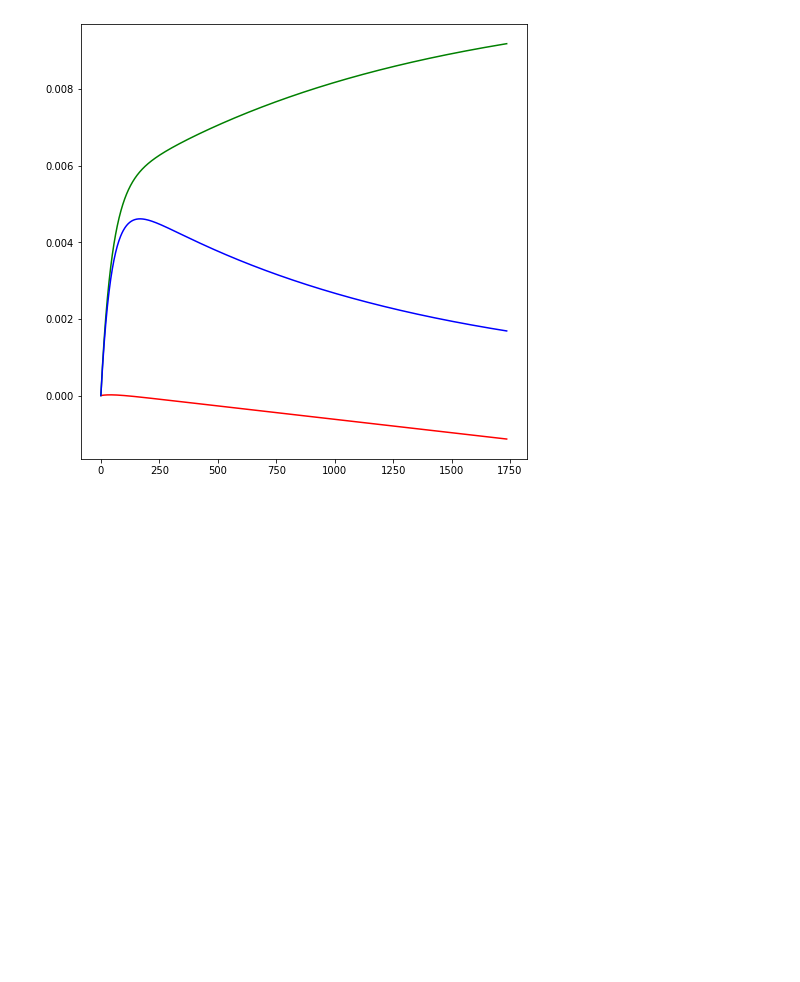
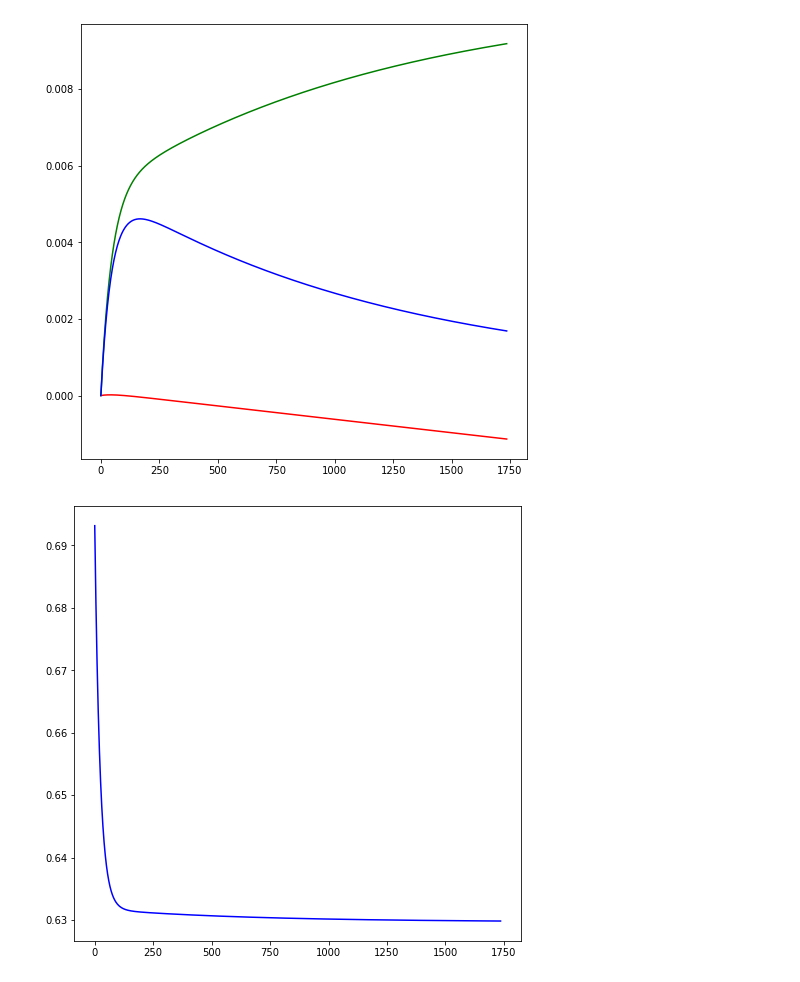
Before and after one commit to pula39/ml-assignment, a Jupyter notebook: ml_assignment5.ipynb, the cells around one changed output. Cells and saved outputs as stored; diff of their text form; code cells hidden in the pictures; blank space fills up the shorter version.

Commit message:
3. Plot the training error [3pt]

```diff
--- a/ml_assignment5.ipynb
+++ b/ml_assignment5.ipynb
@@ -181,3 +181,7 @@ for step_count, theta_list in step_count_to_theta_list.items():
 make_plot([(map_in_list[0], "plot", "red"), (map_in_list[1], "plot", "green"), (map_in_list[2], "plot", "blue")])
 # %% [output]
 [figure]
+# %%
+make_plot([(step_count_to_energy_value, "plot", "blue")])
+# %% [output]
+[figure, added]
```
